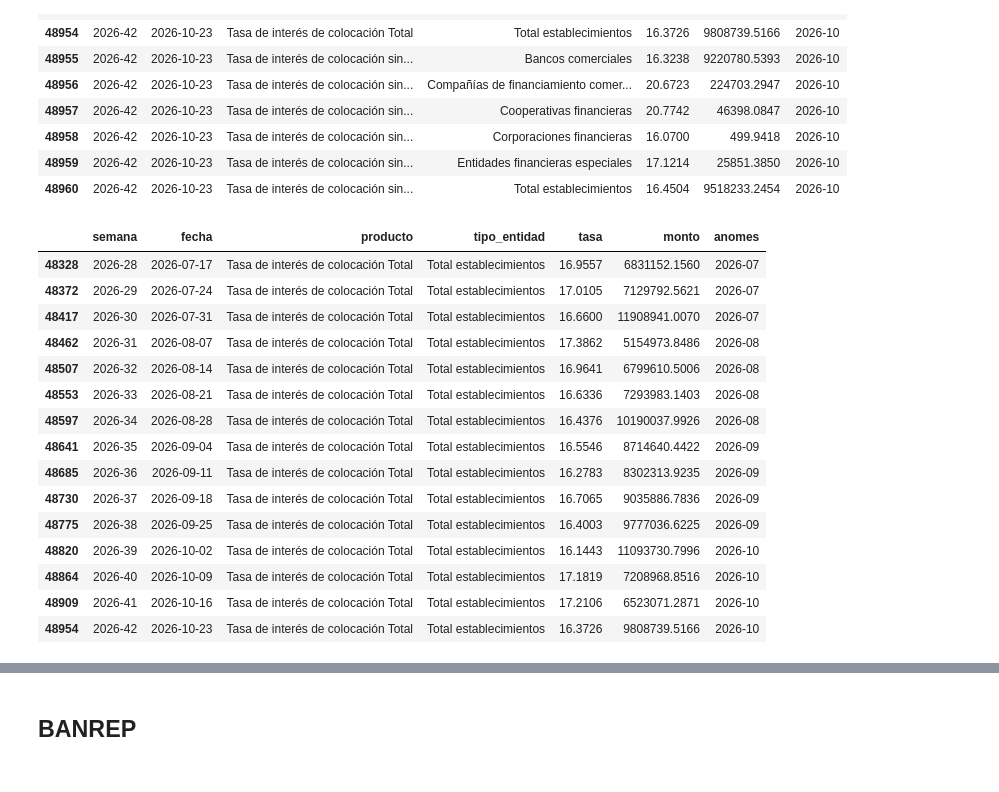
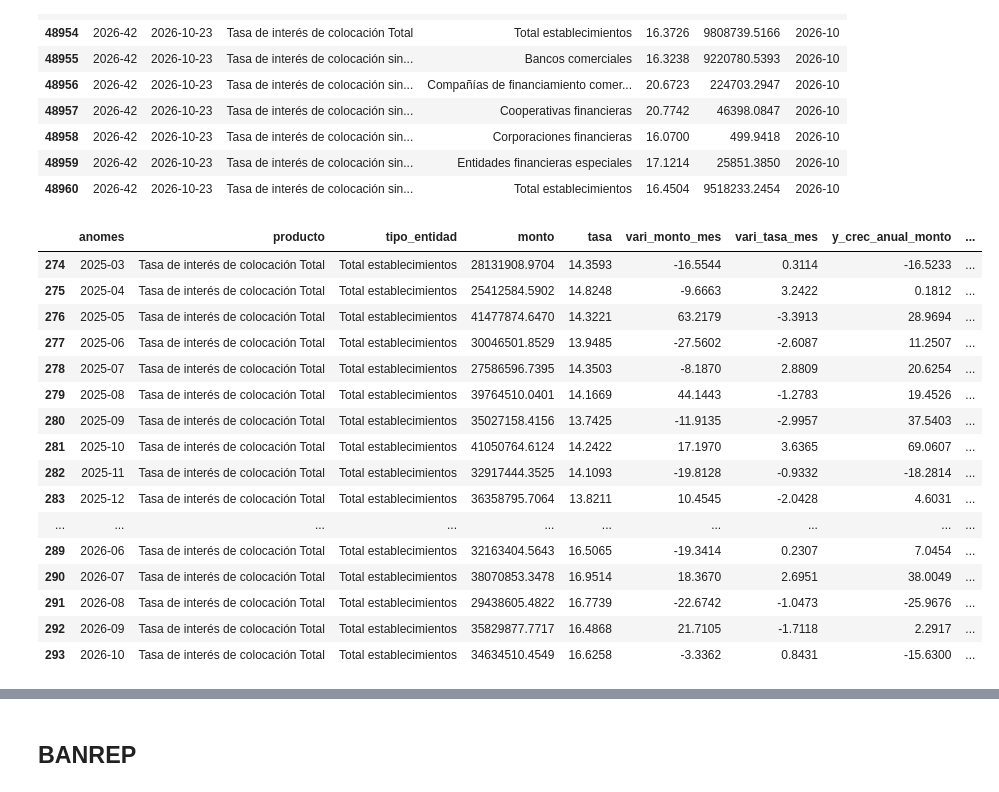
Before and after one commit to josebrx99/python, a Jupyter notebook: rates_degree_work/mdt.ipynb, the cells around one changed output, grey strips where cells are left out. Drawn from its saved outputs; the diff is of its cells as text; code cells hidden in the pictures.

```diff
--- a/rates_degree_work/mdt.ipynb
+++ b/rates_degree_work/mdt.ipynb
@@ -205,21 +208,36 @@ tasascol.tail(10)
 | 48959 | 2026-42 | 2026-10-23 | Tasa de interés de colocación sin... | Entidades financieras especiales | 17.1214 | 25851.3850 | 2026-10 |
 | 48960 | 2026-42 | 2026-10-23 | Tasa de interés de colocación sin... | Total establecimientos | 16.4504 | 9518233.2454 | 2026-10 |
 # %%
-tasascol[(tasascol["producto"] == "Tasa de interés de colocación Total") & (tasascol["tipo_entidad"] == "Total establecimientos")].tail(15)
+ax = tasascol[(tasascol["producto"] == "Tasa de interés de colocación Total") & (tasascol["tipo_entidad"] == "Total establecimientos")]
+ax["tasaXMonto"] = ax["tasa"] * ax["monto"]
+ax = ax.groupby(['anomes', 'producto', 'tipo_entidad'])[['tasaXMonto', 'monto']].sum().reset_index()
+ax["tasa"] = ax["tasaXMonto"] / ax["monto"]
+del ax["tasaXMonto"]
+
+ax["vari_monto_mes"] = ax.groupby(["producto", "tipo_entidad"])["monto"].pct_change(1)*100
+ax["vari_tasa_mes"] = ax.groupby(["producto", "tipo_entidad"])["tasa"].pct_change(1)*100
+ax["monto_r12"] = ax.groupby(["producto", "tipo_entidad"])["monto"].shift(12)
+ax["tasa_r12"] = ax.groupby(["producto", "tipo_entidad"])["tasa"].shift(12)
+ax["y_crec_anual_monto"] = 100*((ax["monto"] / ax["monto_r12"]) - 1)
+ax["crec_anual_tasa"] = 100*((ax["tasa"] / ax["tasa_r12"]) - 1)
+
+ax.drop(columns = ["monto_r12", "tasa_r12"], inplace = True)
+ax.tail(20)
 # %% [output]
-|  | semana | fecha | producto | tipo_entidad | tasa | monto | anomes |
-| 48328 | 2026-28 | 2026-07-17 | Tasa de interés de colocación Total | Total establecimientos | 16.9557 | 6831152.1560 | 2026-07 |
-| 48372 | 2026-29 | 2026-07-24 | Tasa de interés de colocación Total | Total establecimientos | 17.0105 | 7129792.5621 | 2026-07 |
-| 48417 | 2026-30 | 2026-07-31 | Tasa de interés de colocación Total | Total establecimientos | 16.6600 | 11908941.0070 | 2026-07 |
-| 48462 | 2026-31 | 2026-08-07 | Tasa de interés de colocación Total | Total establecimientos | 17.3862 | 5154973.8486 | 2026-08 |
-| 48507 | 2026-32 | 2026-08-14 | Tasa de interés de colocación Total | Total establecimientos | 16.9641 | 6799610.5006 | 2026-08 |
-| 48553 | 2026-33 | 2026-08-21 | Tasa de interés de colocación Total | Total establecimientos | 16.6336 | 7293983.1403 | 2026-08 |
-| 48597 | 2026-34 | 2026-08-28 | Tasa de interés de colocación Total | Total establecimientos | 16.4376 | 10190037.9926 | 2026-08 |
-| 48641 | 2026-35 | 2026-09-04 | Tasa de interés de colocación Total | Total establecimientos | 16.5546 | 8714640.4422 | 2026-09 |
-| 48685 | 2026-36 | 2026-09-11 | Tasa de interés de colocación Total | Total establecimientos | 16.2783 | 8302313.9235 | 2026-09 |
-| 48730 | 2026-37 | 2026-09-18 | Tasa de interés de colocación Total | Total establecimientos | 16.7065 | 9035886.7836 | 2026-09 |
-| 48775 | 2026-38 | 2026-09-25 | Tasa de interés de colocación Total | Total establecimientos | 16.4003 | 9777036.6225 | 2026-09 |
-| 48820 | 2026-39 | 2026-10-02 | Tasa de interés de colocación Total | Total establecimientos | 16.1443 | 11093730.7996 | 2026-10 |
-| 48864 | 2026-40 | 2026-10-09 | Tasa de interés de colocación Total | Total establecimientos | 17.1819 | 7208968.8516 | 2026-10 |
-| 48909 | 2026-41 | 2026-10-16 | Tasa de interés de colocación Total | Total establecimientos | 17.2106 | 6523071.2871 | 2026-10 |
-| 48954 | 2026-42 | 2026-10-23 | Tasa de interés de colocación Total | Total establecimientos | 16.3726 | 9808739.5166 | 2026-10 |
+|  | anomes | producto | tipo_entidad | monto | tasa | vari_monto_mes | vari_tasa_mes | y_crec_anual_monto | ... |
+| 274 | 2025-03 | Tasa de interés de colocación Total | Total establecimientos | 28131908.9704 | 14.3593 | -16.5544 | 0.3114 | -16.5233 | ... |
+| 275 | 2025-04 | Tasa de interés de colocación Total | Total establecimientos | 25412584.5902 | 14.8248 | -9.6663 | 3.2422 | 0.1812 | ... |
+| 276 | 2025-05 | Tasa de interés de colocación Total | Total establecimientos | 41477874.6470 | 14.3221 | 63.2179 | -3.3913 | 28.9694 | ... |
+| 277 | 2025-06 | Tasa de interés de colocación Total | Total establecimientos | 30046501.8529 | 13.9485 | -27.5602 | -2.6087 | 11.2507 | ... |
+| 278 | 2025-07 | Tasa de interés de colocación Total | Total establecimientos | 27586596.7395 | 14.3503 | -8.1870 | 2.8809 | 20.6254 | ... |
+| 279 | 2025-08 | Tasa de interés de colocación Total | Total establecimientos | 39764510.0401 | 14.1669 | 44.1443 | -1.2783 | 19.4526 | ... |
+| 280 | 2025-09 | Tasa de interés de colocación Total | Total establecimientos | 35027158.4156 | 13.7425 | -11.9135 | -2.9957 | 37.5403 | ... |
+| 281 | 2025-10 | Tasa de interés de colocación Total | Total establecimientos | 41050764.6124 | 14.2422 | 17.1970 | 3.6365 | 69.0607 | ... |
+| 282 | 2025-11 | Tasa de interés de colocación Total | Total establecimientos | 32917444.3525 | 14.1093 | -19.8128 | -0.9332 | -18.2814 | ... |
+| 283 | 2025-12 | Tasa de interés de colocación Total | Total establecimientos | 36358795.7064 | 13.8211 | 10.4545 | -2.0428 | 4.6031 | ... |
+| ... | ... | ... | ... | ... | ... | ... | ... | ... | ... |
+| 289 | 2026-06 | Tasa de interés de colocación Total | Total establecimientos | 32163404.5643 | 16.5065 | -19.3414 | 0.2307 | 7.0454 | ... |
+| 290 | 2026-07 | Tasa de interés de colocación Total | Total establecimientos | 38070853.3478 | 16.9514 | 18.3670 | 2.6951 | 38.0049 | ... |
+| 291 | 2026-08 | Tasa de interés de colocación Total | Total establecimientos | 29438605.4822 | 16.7739 | -22.6742 | -1.0473 | -25.9676 | ... |
+| 292 | 2026-09 | Tasa de interés de colocación Total | Total establecimientos | 35829877.7717 | 16.4868 | 21.7105 | -1.7118 | 2.2917 | ... |
+| 293 | 2026-10 | Tasa de interés de colocación Total | Total establecimientos | 34634510.4549 | 16.6258 | -3.3362 | 0.8431 | -15.6300 | ... |
```
Also changed, not shown: parts of 18 cells of this notebook.
